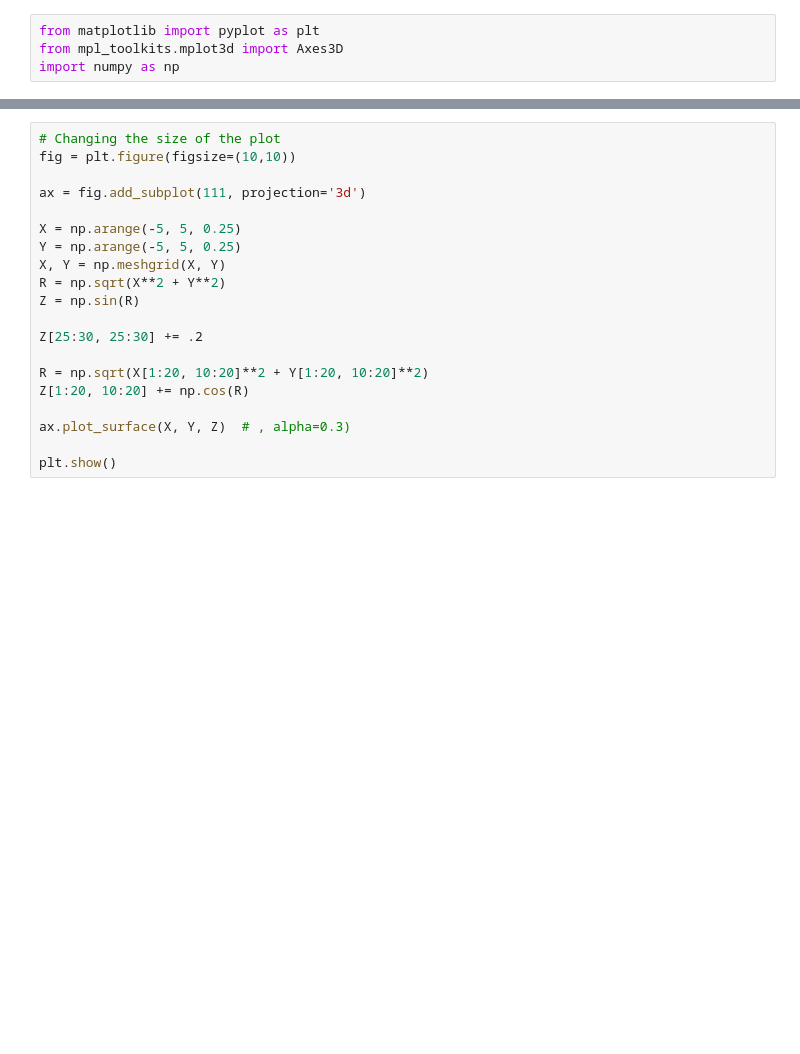
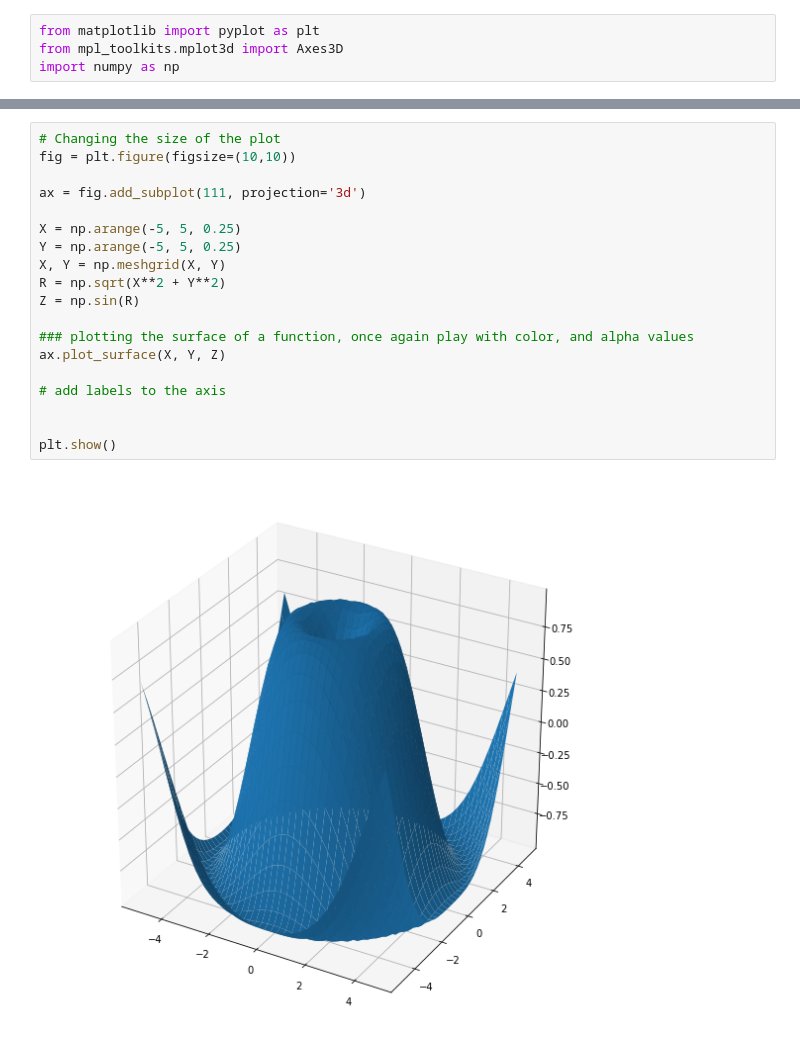
Before and after one commit to mbovill/pylunch, a Jupyter notebook: PyLunch_12_Oct_2018_3D_plotting.ipynb, the cells around one changed output, grey strips where cells are left out. Saved outputs shown, nothing was run; the diff lists cells and outputs as text; blank space fills up the shorter version.

```diff
--- a/PyLunch_12_Oct_2018_3D_plotting.ipynb
+++ b/PyLunch_12_Oct_2018_3D_plotting.ipynb
@@ -23,21 +32,22 @@ plt.show()
 # %%
 # Changing the size of the plot
 fig = plt.figure(figsize=(10,10))
 
 ax = fig.add_subplot(111, projection='3d')
 
 X = np.arange(-5, 5, 0.25)
 Y = np.arange(-5, 5, 0.25)
 X, Y = np.meshgrid(X, Y)
 R = np.sqrt(X**2 + Y**2)
 Z = np.sin(R)
 
-Z[25:30, 25:30] += .2
+### plotting the surface of a function, once again play with color, and alpha values
+ax.plot_surface(X, Y, Z)
 
-R = np.sqrt(X[1:20, 10:20]**2 + Y[1:20, 10:20]**2)
-Z[1:20, 10:20] += np.cos(R)
+# add labels to the axis
 
-ax.plot_surface(X, Y, Z)  # , alpha=0.3)
 
 plt.show()
+# %% [output]
+[figure, added]
 # %%
```
Also changed, not shown: parts of 5 cells of this notebook, 1 other file.
